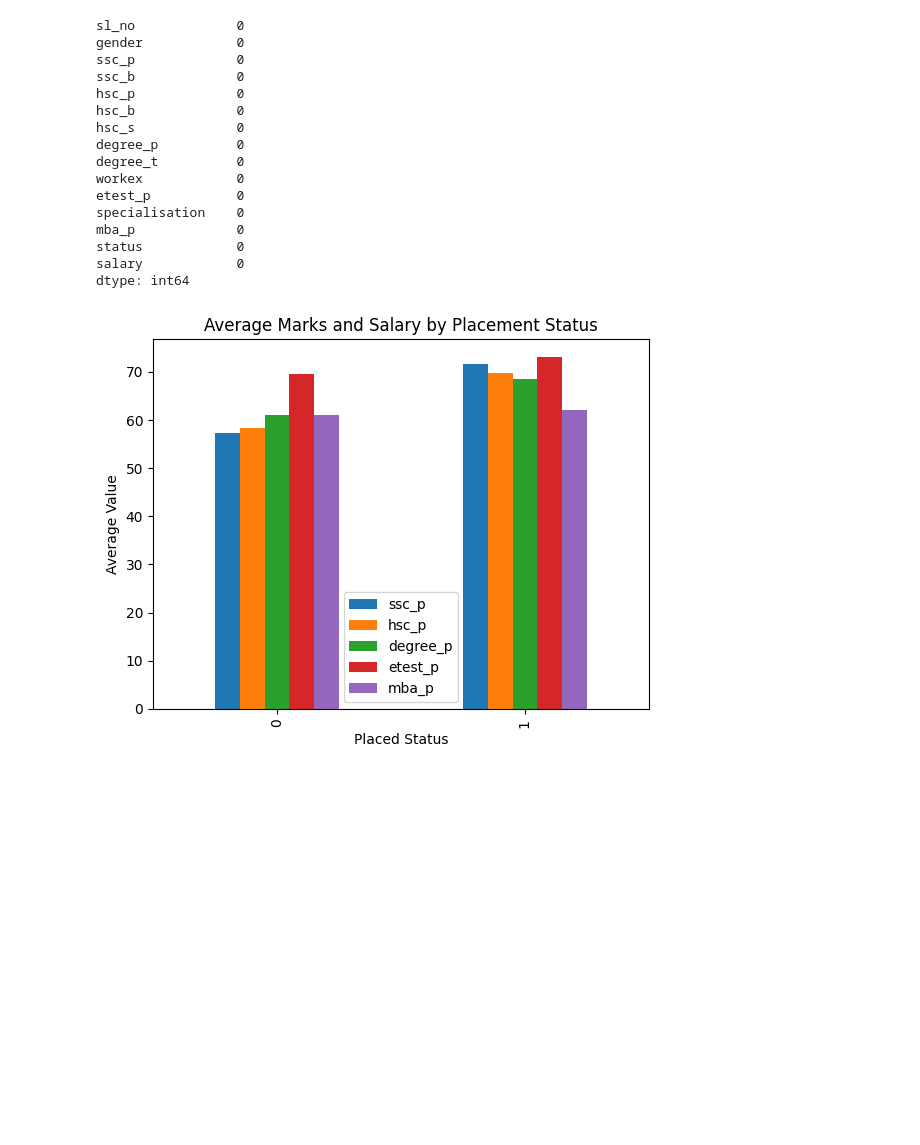
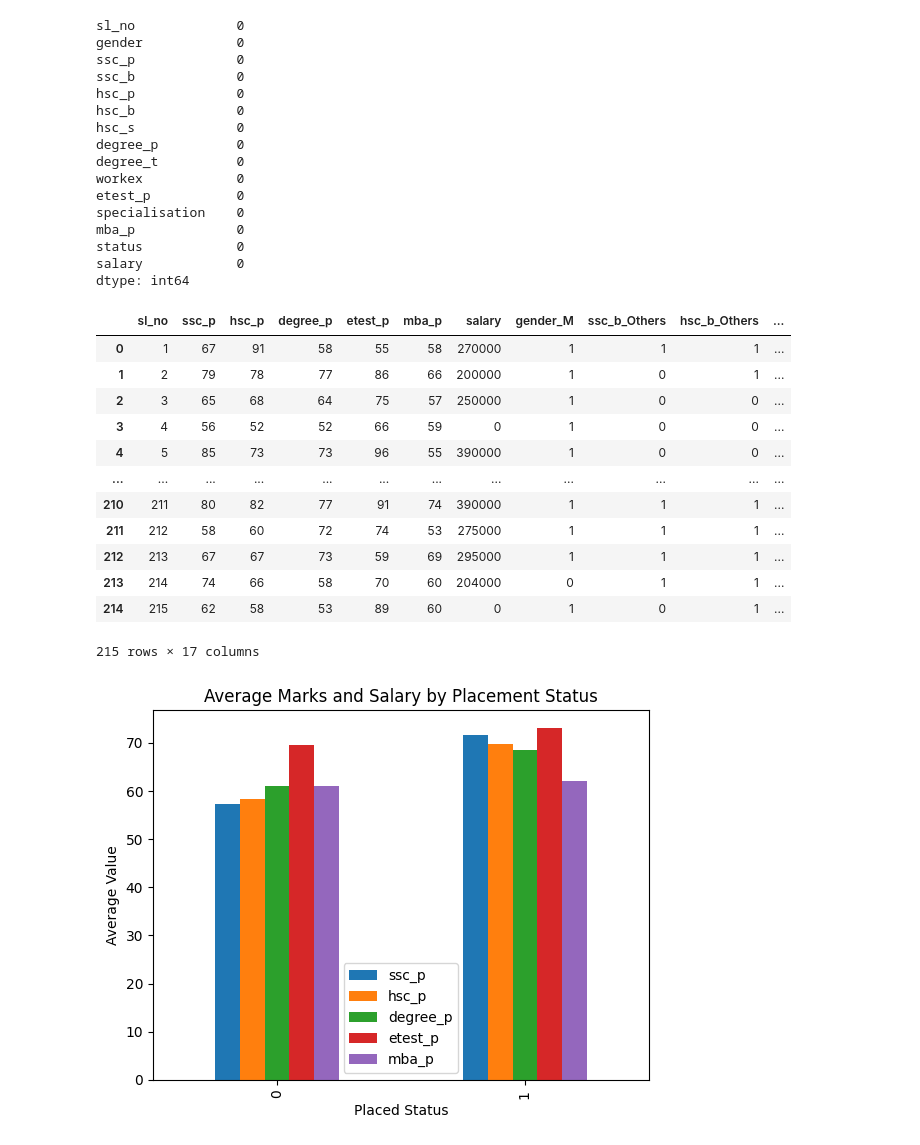
Before and after one commit to AIHemalatha/Data-science-Assignment, a Jupyter notebook: Assignment1.ipynb, the cells around one changed output. Saved outputs shown, nothing was run; the diff lists cells and outputs as text; code cells hidden in the pictures; blank space fills up the shorter version.

```diff
--- a/Assignment1.ipynb
+++ b/Assignment1.ipynb
@@ -192,6 +192,22 @@ predataset=predataset.astype(int)
 predataset.to_csv('Preplacement.csv', index=False)
 # %%
 #predataset=pd.read_csv("Preplacement.csv")
+# %%
+predataset
+# %% [output]
+|  | sl_no | ssc_p | hsc_p | degree_p | etest_p | mba_p | salary | gender_M | ssc_b_Others | hsc_b_Others | ... |
+| 0 | 1 | 67 | 91 | 58 | 55 | 58 | 270000 | 1 | 1 | 1 | ... |
+| 1 | 2 | 79 | 78 | 77 | 86 | 66 | 200000 | 1 | 0 | 1 | ... |
+| 2 | 3 | 65 | 68 | 64 | 75 | 57 | 250000 | 1 | 0 | 0 | ... |
+| 3 | 4 | 56 | 52 | 52 | 66 | 59 | 0 | 1 | 0 | 0 | ... |
+| 4 | 5 | 85 | 73 | 73 | 96 | 55 | 390000 | 1 | 0 | 0 | ... |
+| ... | ... | ... | ... | ... | ... | ... | ... | ... | ... | ... | ... |
+| 210 | 211 | 80 | 82 | 77 | 91 | 74 | 390000 | 1 | 1 | 1 | ... |
+| 211 | 212 | 58 | 60 | 72 | 74 | 53 | 275000 | 1 | 1 | 1 | ... |
+| 212 | 213 | 67 | 67 | 73 | 59 | 69 | 295000 | 1 | 1 | 1 | ... |
+| 213 | 214 | 74 | 66 | 58 | 70 | 60 | 204000 | 0 | 1 | 1 | ... |
+| 214 | 215 | 62 | 58 | 53 | 89 | 60 | 0 | 1 | 0 | 1 | ... |
+215 rows × 17 columns
 # %%
 df_grouped = predataset.groupby('status_Placed').mean().reset_index()
 df_grouped.plot(kind='bar', x='status_Placed', y=['ssc_p','hsc_p','degree_p','etest_p','mba_p'])
```
Also changed, not shown: parts of 2 cells of this notebook, 3 other files.
